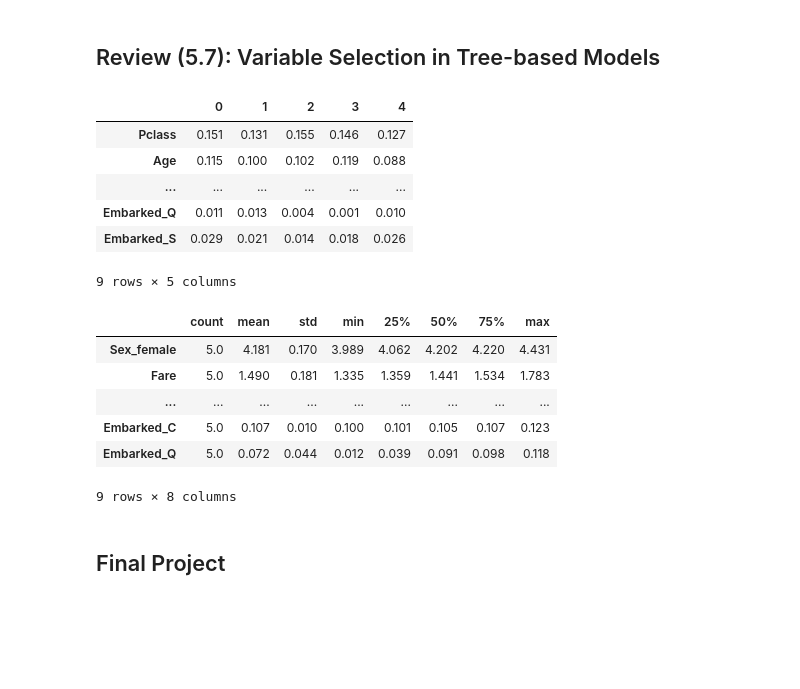
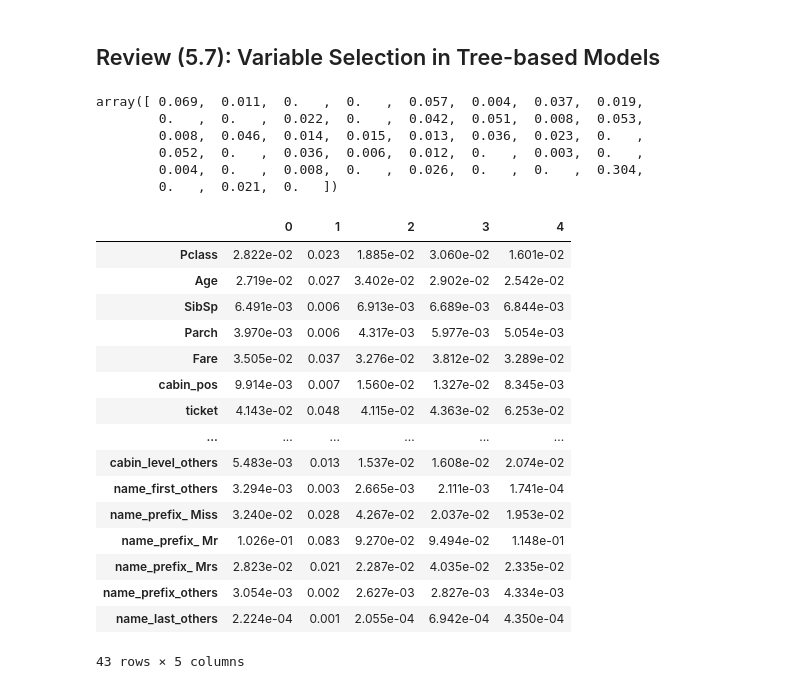
Before and after one commit to founderfan/Data-Open-Lecture, a Jupyter notebook: PyDataLecture6_Review.ipynb, the cells around one changed output. Drawn from its saved outputs; the diff is of its cells as text; code cells hidden in the pictures; blank space fills up the shorter version.

```diff
--- a/PyDataLecture6_Review.ipynb
+++ b/PyDataLecture6_Review.ipynb
@@ -547,6 +782,5 @@ def cv_train_class(X, Y, ir_cv, fmodel, fscore = met.roc_auc_score, **kwargs):
 # %%
 # Default in scikit-learn, logistic regression use L2 penalty and inverse penalty coefficient C (= 1/lambda) = 1
-import sklearn.linear_model as lm
-md_lg = cv_train_class(X, Y, ir_cv, lm.LogisticRegression)
-md_lg["loss"].mean()
+model_logreg = linear_model.LogisticRegression(penalty='l2', C=1)
+model_logreg.fit(X_t, Y_t)
 # %% [output]
@@ -581,0 +800,4 @@ ROC(Y.loc[ir_cv[0]], yvhat0)
+# %%
+Yhat_t = model_logreg.predict(X_t)
+Yhat_v = model_logreg.predict(X_v)
+Yhat_v
@@ -581,0 +830,19 @@ ROC(Y.loc[ir_cv[0]], yvhat0)
+# %%
+def cv_train(X, Y, cvfold, f_model=linear_model.LogisticRegression, f_loss=metrics.roc_auc_score, **kwargs):
+    model_L = []
+    for i_cv, ir_v in enumerate(cvfold):
+        ir_t = np.concatenate(np.delete(cvfold, i_cv))
+        print("CV fold: {} / {}, training / validation sample: {} / {}".format(i_cv, len(cvfold), len(ir_t), len(ir_v)))
+        X_t, X_v = X.loc[ir_t], X.loc[ir_v]
+        Y_t, Y_v = Y.loc[ir_t], Y.loc[ir_v]
+        time_start = time.time()
+        model = f_model(**kwargs)
+        model.fit(X_t, Y_t)
+        Yhat_t = model.predict_proba(X_t)[:, 1]
+        Yhat_v = model.predict_proba(X_v)[:, 1]
+        loss_t = f_loss(Y_t, Yhat_t)
+        loss_v = f_loss(Y_v, Yhat_v)
+        print("    Model: {}, training / validation loss {:.4f} / {:.4f}, time: {:.2f}s".format(
+            model.__class__.__name__, loss_t, loss_v, time.time() - time_start))
+        model_L.append(model)
+    return(model_L)
@@ -606,0 +890,2 @@ dtype: float64
+# %%
+model_L_rf = cv_train(X, Y, cvfold, ensemble.RandomForestClassifier, n_estimators=100)
@@ -607,26 +916,33 @@ dtype: float64
 # %% [markdown]
 ## Review (5.7): Variable Selection in Tree-based Models
+# %%
+model_tree = model_L_tree[0]
+model_tree.feature_importances_
+# %% [output]
+array([ 0.069,  0.011,  0.   ,  0.   ,  0.057,  0.004,  0.037,  0.019,
+        0.   ,  0.   ,  0.022,  0.   ,  0.042,  0.051,  0.008,  0.053,
+        0.008,  0.046,  0.014,  0.015,  0.013,  0.036,  0.023,  0.   ,
+        0.052,  0.   ,  0.036,  0.006,  0.012,  0.   ,  0.003,  0.   ,
+        0.004,  0.   ,  0.008,  0.   ,  0.026,  0.   ,  0.   ,  0.304,
+        0.   ,  0.021,  0.   ])
 # %%
-wL = pd.concat([pd.Series(model.feature_importances_, index = X.columns)
-                  for model in md_rf["modelL"]], axis = 1)
-wL
+w_df = pd.concat([pd.Series(model.feature_importances_, index=X.columns) for model in model_L_rf], axis=1)
+w_df
 # %% [output]
 |  | 0 | 1 | 2 | 3 | 4 |
-| Pclass | 0.151 | 0.131 | 0.155 | 0.146 | 0.127 |
-| Age | 0.115 | 0.100 | 0.102 | 0.119 | 0.088 |
+| Pclass | 2.822e-02 | 0.023 | 1.885e-02 | 3.060e-02 | 1.601e-02 |
+| Age | 2.719e-02 | 0.027 | 3.402e-02 | 2.902e-02 | 2.542e-02 |
+| SibSp | 6.491e-03 | 0.006 | 6.913e-03 | 6.689e-03 | 6.844e-03 |
+| Parch | 3.970e-03 | 0.006 | 4.317e-03 | 5.977e-03 | 5.054e-03 |
+| Fare | 3.505e-02 | 0.037 | 3.276e-02 | 3.812e-02 | 3.289e-02 |
+| cabin_pos | 9.914e-03 | 0.007 | 1.560e-02 | 1.327e-02 | 8.345e-03 |
+| ticket | 4.143e-02 | 0.048 | 4.115e-02 | 4.363e-02 | 6.253e-02 |
 | ... | ... | ... | ... | ... | ... |
-| Embarked_Q | 0.011 | 0.013 | 0.004 | 0.001 | 0.010 |
-| Embarked_S | 0.029 | 0.021 | 0.014 | 0.018 | 0.026 |
+| cabin_level_others | 5.483e-03 | 0.013 | 1.537e-02 | 1.608e-02 | 2.074e-02 |
+| name_first_others | 3.294e-03 | 0.003 | 2.665e-03 | 2.111e-03 | 1.741e-04 |
+| name_prefix_ Miss | 3.240e-02 | 0.028 | 4.267e-02 | 2.037e-02 | 1.953e-02 |
+| name_prefix_ Mr | 1.026e-01 | 0.083 | 9.270e-02 | 9.494e-02 | 1.148e-01 |
+| name_prefix_ Mrs | 2.823e-02 | 0.021 | 2.287e-02 | 4.035e-02 | 2.335e-02 |
+| name_prefix_others | 3.054e-03 | 0.002 | 2.627e-03 | 2.827e-03 | 4.334e-03 |
+| name_last_others | 2.224e-04 | 0.001 | 2.055e-04 | 6.942e-04 | 4.350e-04 |
-9 rows × 5 columns
+43 rows × 5 columns
-# %%
-(wL/wL.mean()).T.describe().T.sort_values("mean", ascending = False)
-# %% [output]
-|  | count | mean | std | min | 25% | 50% | 75% | max |
-| Sex_female | 5.0 | 4.181 | 0.170 | 3.989 | 4.062 | 4.202 | 4.220 | 4.431 |
-| Fare | 5.0 | 1.490 | 0.181 | 1.335 | 1.359 | 1.441 | 1.534 | 1.783 |
-| ... | ... | ... | ... | ... | ... | ... | ... | ... |
-| Embarked_C | 5.0 | 0.107 | 0.010 | 0.100 | 0.101 | 0.105 | 0.107 | 0.123 |
-| Embarked_Q | 5.0 | 0.072 | 0.044 | 0.012 | 0.039 | 0.091 | 0.098 | 0.118 |
-9 rows × 8 columns
-# %% [markdown]
-## Final Project
```
Also changed, not shown: parts of 105 cells of this notebook.
